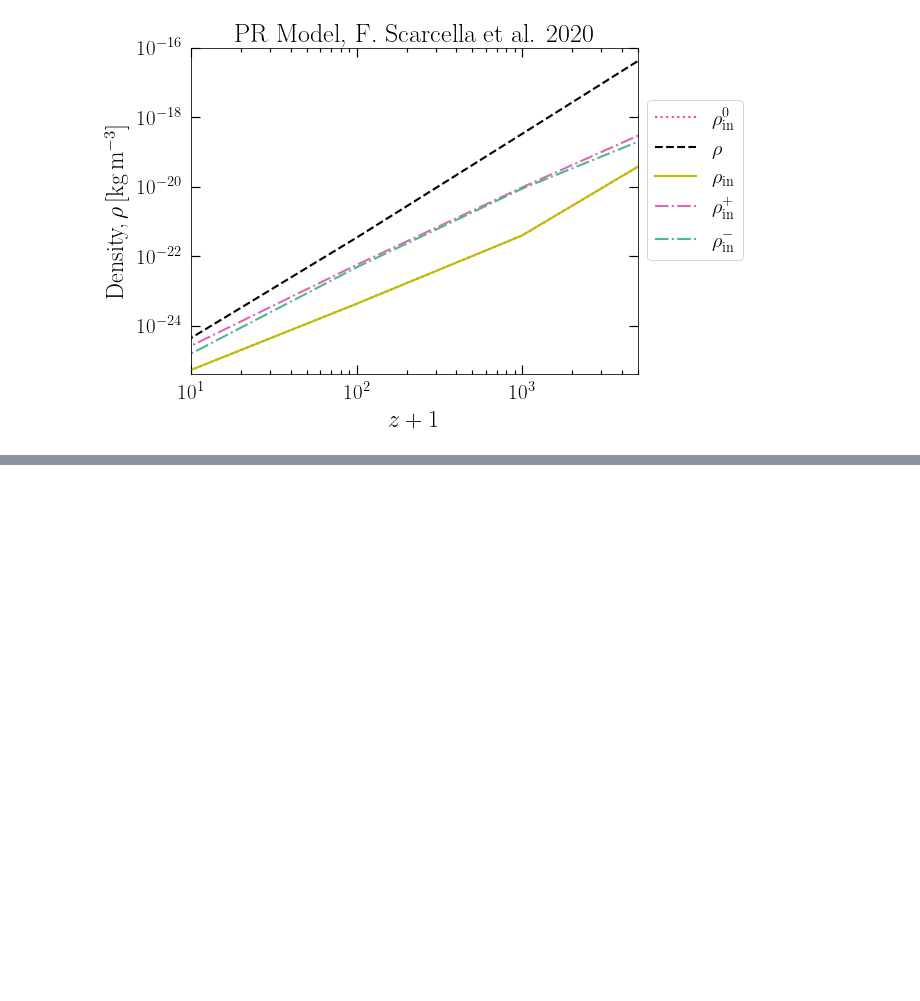
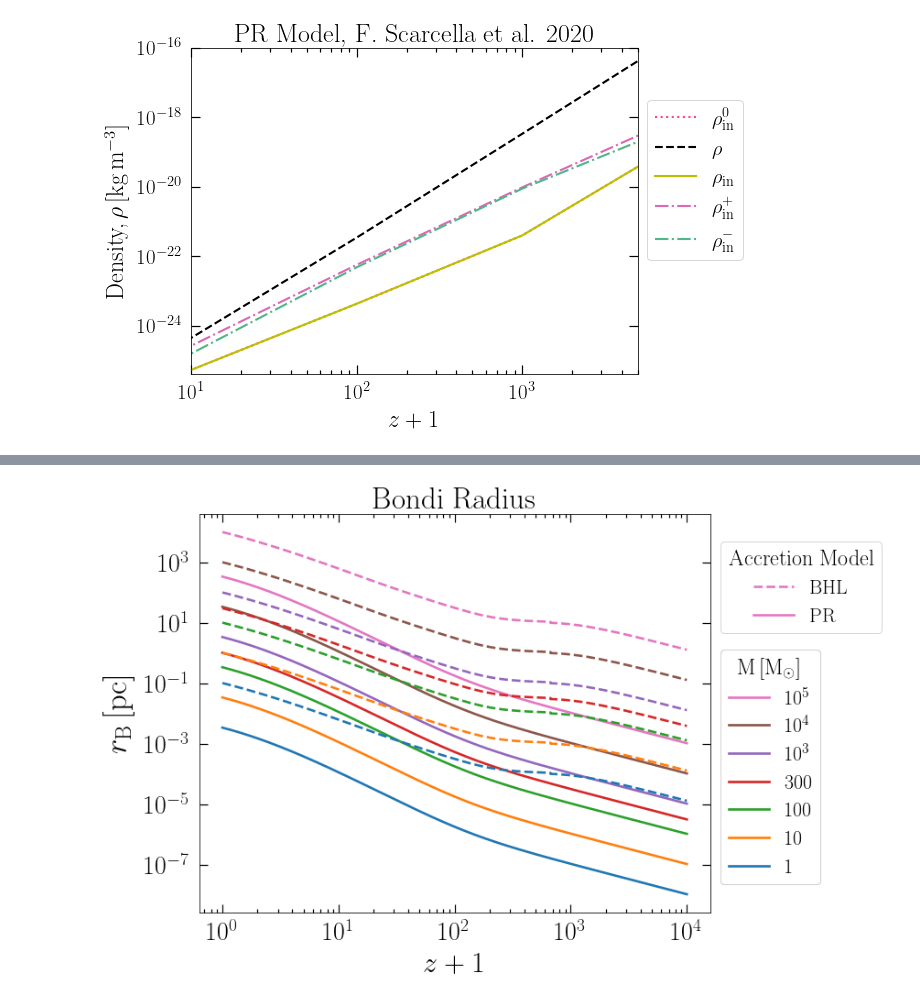
Before and after one commit to pratibhajangra591/project-2, a Jupyter notebook: c_s, β, λ vs z+1_Ricotti.ipynb, the cells around one changed output, grey strips where cells are left out. Cells and saved outputs as stored; diff of their text form; code cells hidden in the pictures; blank space fills up the shorter version.

```diff
--- a/c_s, β, λ vs z+1_Ricotti.ipynb
+++ b/c_s, β, λ vs z+1_Ricotti.ipynb
@@ -328,6 +328,10 @@ def v_in(z):
         return c_s_in(z)
     else:
         return (ρ(z)/ρ_in(z)) * v_pbh(z)
+
+
+def v_eff_in(z):
+        return np.sqrt((v_in(z)**2) + (c_s_in(z)**2))
 # %%
 # Plot of the density of the accreted material inside the ionized region
 # of PR accretion Model as per https://arxiv.org/pdf/2012.10421.pdf.
@@ -513,0 +522,60 @@ plt.show()
+# %%
+def r_B_BHL(z, m):
+    return (G * m)/(v_eff(z)**2)
+
+
+def r_B_in_PR(z, m):
+    return (G * m)/(v_eff_in(z)**2)
+# %%
+colors = ['C6', 'C5','C4','C3','C2', 'C1', 'C0']
+fig,ax = plt.subplots(1, figsize = (10, 8))
+plt.rc('lines', linewidth = 2.6)
+plt.rcParams['font.family'] = 'serif'
+plt.tick_params(axis = 'both', right=True, top=True, which = 'minor', width= 1.2, length = 4, direction = 'in')
+plt.tick_params(axis = 'both', right=True, top=True, which = 'major', width= 1.2, length = 9, direction = 'in')
+
+mi_arr = np.array([1e5, 1e4, 1000, 300, 100, 10, 1])
+z_array = np.geomspace(1, 1e4, 10000)
+r_B_array = np.zeros(len(z_array))
+r_B_in_array = np.zeros(len(z_array))
+
+
+free_parameter = 25
+for i, (m, color) in enumerate(zip(mi_arr, colors)):
+    for i, z in enumerate(z_array):
+        r_B_array[i] = r_B_BHL(z, m)
+        r_B_in_array[i] = r_B_in_PR(z, m)
+
+
+    ax.loglog(z_array, r_B_array, color = color, ls = '--')
+    ax.loglog(z_array, r_B_in_array, color = color)
+
+
+
+ax.tick_params(axis='x', pad = 9.9)
+ax.tick_params(axis='y', pad = 9.9)
+
+
+ax.tick_params(axis='x', pad = 9.9)
+ax.tick_params(axis='y', pad = 9.9)
+lines = ax.get_lines()
+legend1 = plt.legend([lines[i] for i in [0, 1]], [ "BHL", "PR"], title = 'Accretion Model',
+        title_fontsize = 24, loc = (1.02, 0.7), prop = {"size":22})
+legend2 = plt.legend([lines[i] for i in [1, 3, 5, 7, 9, 11, 13]], ['$10^{5}$' ,  '$10^{4}$', '$10^{3}$', '$300$','$100$', '$10$','$1$']
+                     , title = '$ \mathrm{M\, [M_{\odot}]}$',
+           title_fontsize = 24, loc = (1.02, 0.07), prop = {"size":22})
+ax.add_artist(legend1)
+ax.add_artist(legend2)
+
+
+
+
+plt.ylabel(r"$r_\mathrm{B}\, \mathrm{[pc]}$ ", fontsize = 35, labelpad = 11)
+plt.xlabel(r"$z + 1$", fontsize = 32, labelpad = 8)
+plt.xticks(fontsize = 28)
+plt.yticks(fontsize = 28)
+plt.title('Bondi Radius', fontsize = 33, pad = 6)
+plt.savefig('r_B.pdf', bbox_inches = 'tight')
+plt.show()
+# %% [output]
+[figure, added]
```
Also changed, not shown: parts of 3 cells of this notebook.
